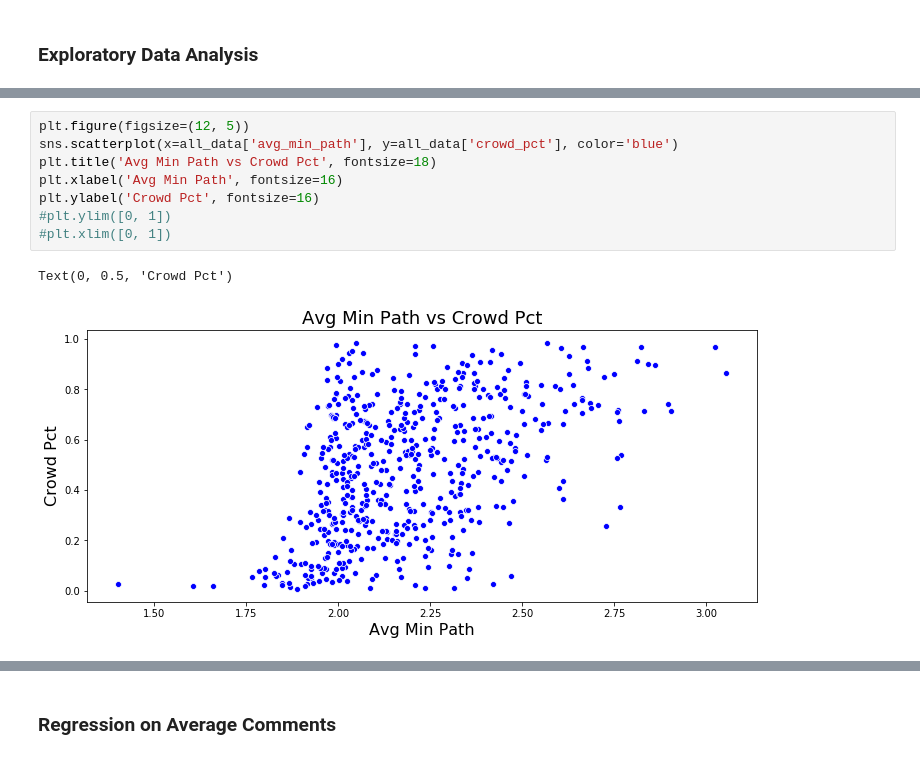
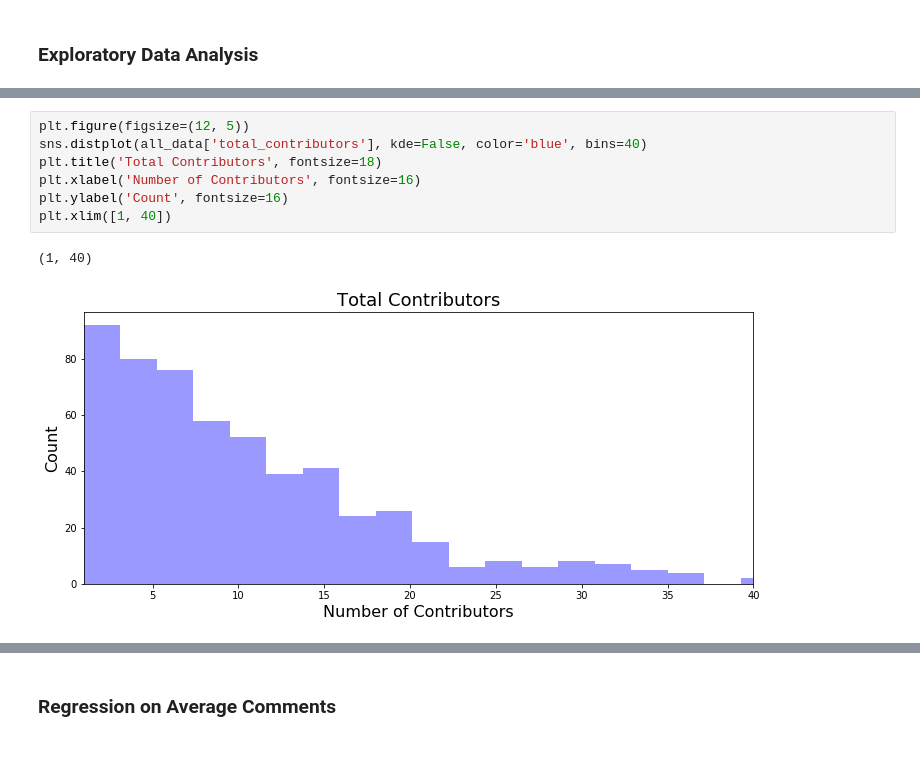
Before and after one commit to MthwRobinson/dissertation-research, a Jupyter notebook: research-notebooks/2-journal-article.ipynb, the cells around one changed output, grey strips where cells are left out. Cells and saved outputs as stored; diff of their text form.

```diff
--- a/research-notebooks/2-journal-article.ipynb
+++ b/research-notebooks/2-journal-article.ipynb
@@ -152,11 +150,10 @@ Text(0, 0.5, 'Crowd Pct')
 # %%
 plt.figure(figsize=(12, 5))
-sns.scatterplot(x=all_data['avg_min_path'], y=all_data['crowd_pct'], color='blue')
-plt.title('Avg Min Path vs Crowd Pct', fontsize=18)
-plt.xlabel('Avg Min Path', fontsize=16)
-plt.ylabel('Crowd Pct', fontsize=16)
-#plt.ylim([0, 1])
-#plt.xlim([0, 1])
+sns.distplot(all_data['total_contributors'], kde=False, color='blue', bins=40)
+plt.title('Total Contributors', fontsize=18)
+plt.xlabel('Number of Contributors', fontsize=16)
+plt.ylabel('Count', fontsize=16)
+plt.xlim([1, 40])
 # %% [output]
-Text(0, 0.5, 'Crowd Pct')
+(1, 40)
-[figure, old version]
+[figure, new version]
```
Also changed, not shown: parts of 9 cells of this notebook.
